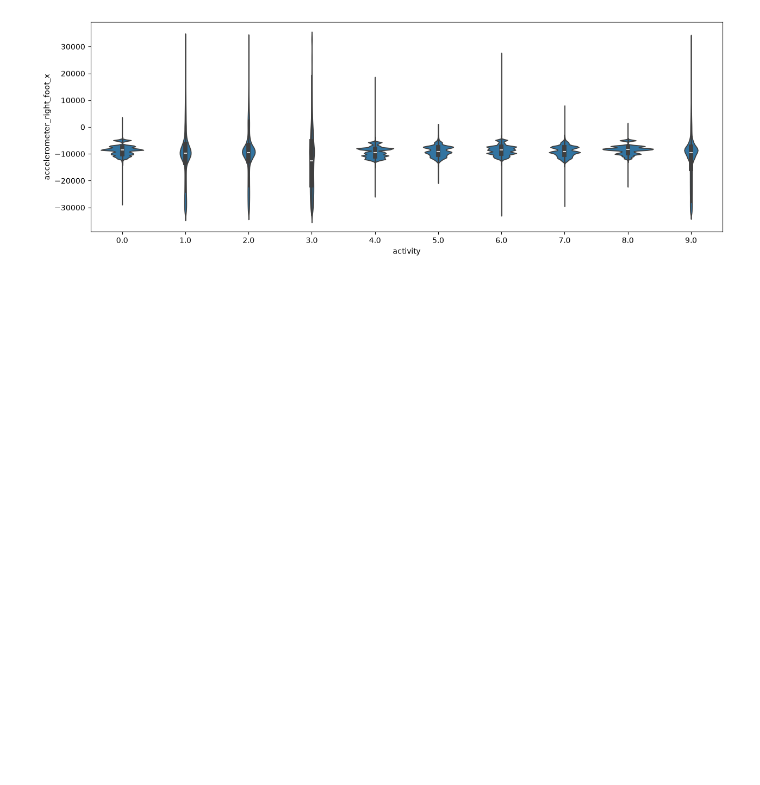
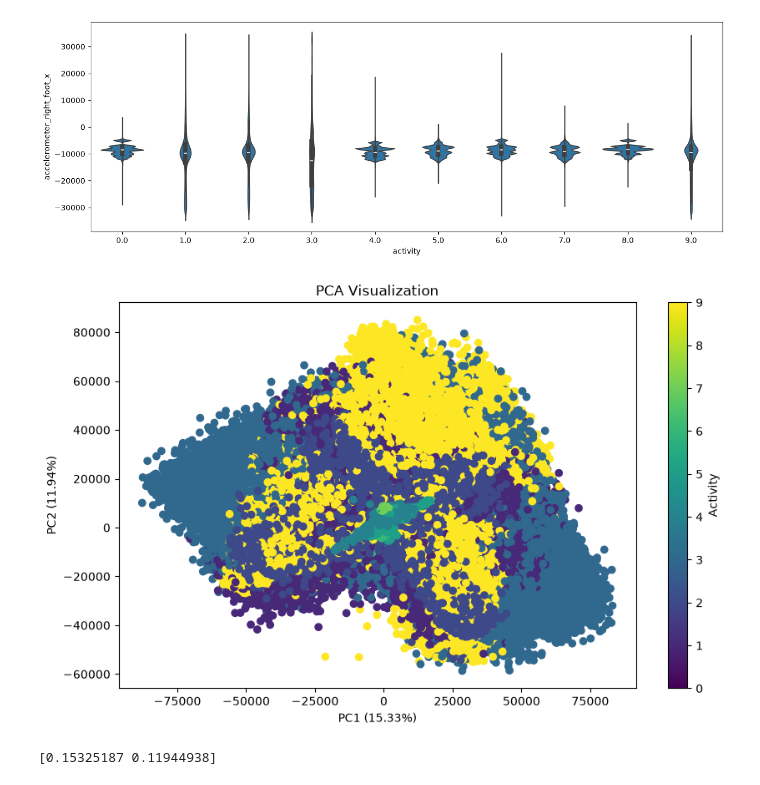
Before and after one commit to ginsengq/Human-Activity-Recognition-HAR, a Jupyter notebook: notebooks/01_eda.ipynb, the cells around one changed output. Cells and saved outputs as stored; diff of their text form; code cells hidden in the pictures; blank space fills up the shorter version.

```diff
--- a/notebooks/01_eda.ipynb
+++ b/notebooks/01_eda.ipynb
@@ -455,3 +441,25 @@ sns.violinplot(x='activity', y='accelerometer_right_foot_x', data=df)
 plt.show()
 # %% [output]
 [figure]
+# %%
+pca = PCA(n_components=2)
+X = df.drop('activity', axis=1)
+
+# Убираем NaN перед PCA
+X = X.fillna(X.mean())
+
+components = pca.fit_transform(X)
+
+plt.figure(figsize=(10, 6))
+plt.scatter(components[:, 0], components[:, 1], c=df['activity'])
+plt.xlabel(f'PC1 ({pca.explained_variance_ratio_[0]:.2%})')
+plt.ylabel(f'PC2 ({pca.explained_variance_ratio_[1]:.2%})')
+plt.colorbar(label='Activity')
+plt.title('PCA Visualization')
+plt.show()
+# %% [output]
+[figure, added]
+# %%
+print(pca.explained_variance_ratio_)
+# %% [output]
+[0.15325187 0.11944938]
```
Also changed, not shown: parts of 28 cells of this notebook, 3 other files.
